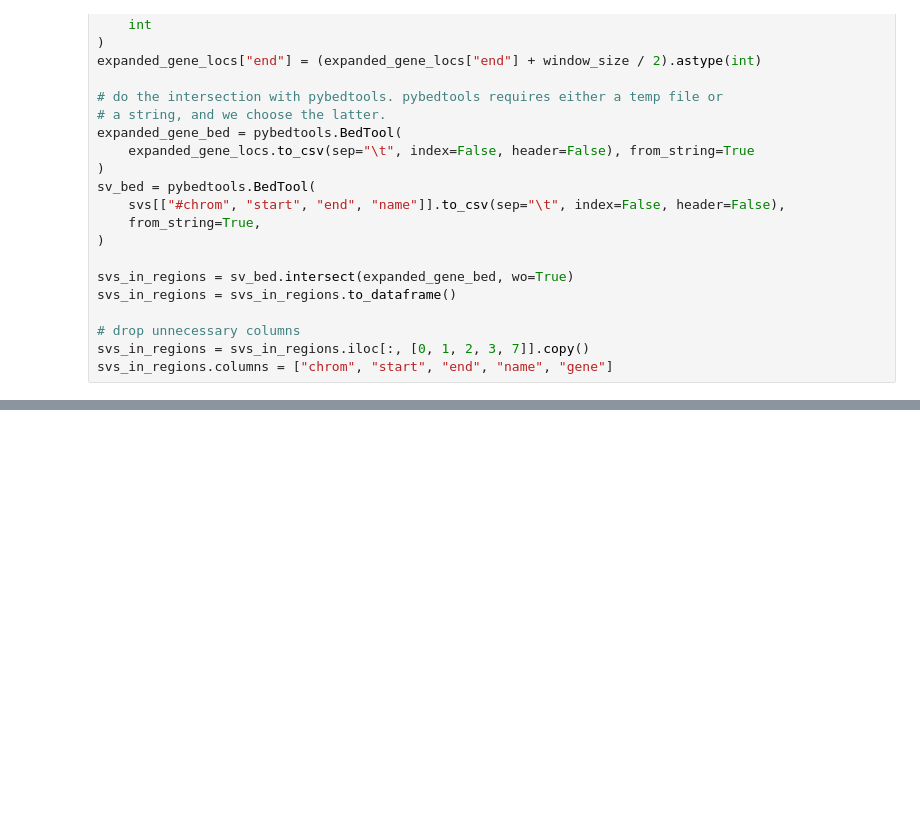
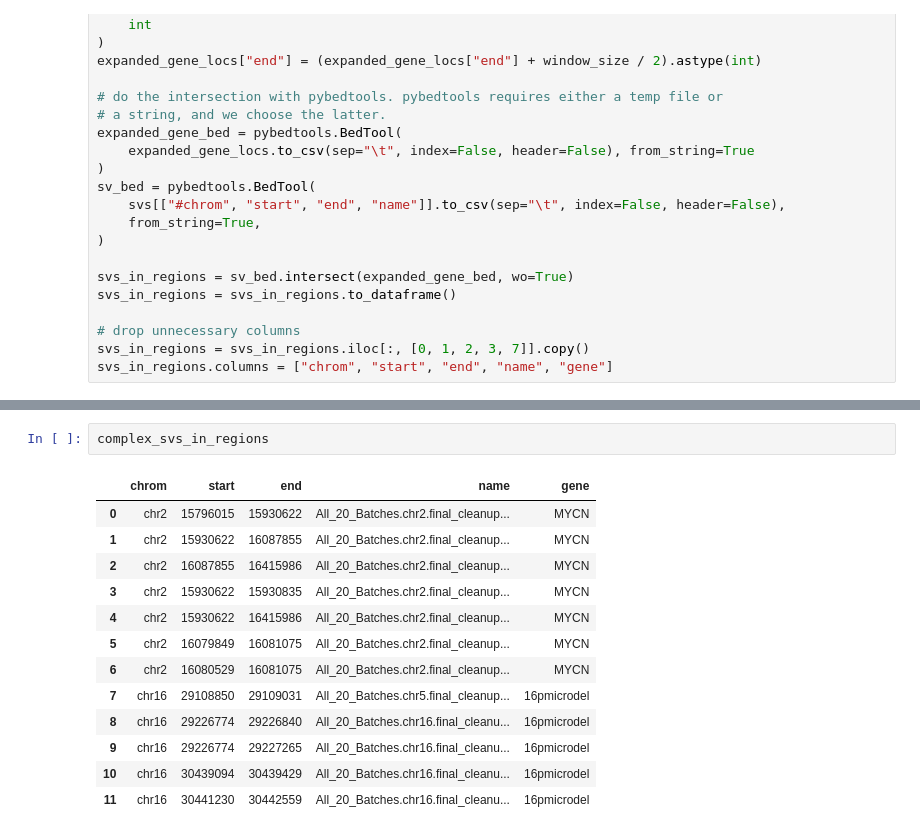
Before and after one commit to vanallenlab/ped_germline_SV, a Jupyter notebook: jett_analysis/pgsvs-mycn-16pdel-neuroblastoma.ipynb, the cells around one changed output, grey strips where cells are left out. Cells and saved outputs as stored; diff of their text form; blank space fills up the shorter version.

```diff
--- a/jett_analysis/pgsvs-mycn-16pdel-neuroblastoma.ipynb
+++ b/jett_analysis/pgsvs-mycn-16pdel-neuroblastoma.ipynb
@@ -127,0 +246,16 @@ svs_in_regions.columns = ["chrom", "start", "end", "name", "gene"]
+# %%
+complex_svs_in_regions
+# %% [output]
+|  | chrom | start | end | name | gene |
+| 0 | chr2 | 15796015 | 15930622 | All_20_Batches.chr2.final_cleanup... | MYCN |
+| 1 | chr2 | 15930622 | 16087855 | All_20_Batches.chr2.final_cleanup... | MYCN |
+| 2 | chr2 | 16087855 | 16415986 | All_20_Batches.chr2.final_cleanup... | MYCN |
+| 3 | chr2 | 15930622 | 15930835 | All_20_Batches.chr2.final_cleanup... | MYCN |
+| 4 | chr2 | 15930622 | 16415986 | All_20_Batches.chr2.final_cleanup... | MYCN |
+| 5 | chr2 | 16079849 | 16081075 | All_20_Batches.chr2.final_cleanup... | MYCN |
+| 6 | chr2 | 16080529 | 16081075 | All_20_Batches.chr2.final_cleanup... | MYCN |
+| 7 | chr16 | 29108850 | 29109031 | All_20_Batches.chr5.final_cleanup... | 16pmicrodel |
+| 8 | chr16 | 29226774 | 29226840 | All_20_Batches.chr16.final_cleanu... | 16pmicrodel |
+| 9 | chr16 | 29226774 | 29227265 | All_20_Batches.chr16.final_cleanu... | 16pmicrodel |
+| 10 | chr16 | 30439094 | 30439429 | All_20_Batches.chr16.final_cleanu... | 16pmicrodel |
+| 11 | chr16 | 30441230 | 30442559 | All_20_Batches.chr16.final_cleanu... | 16pmicrodel |
```
Also changed, not shown: parts of 48 cells of this notebook, 4 other files.
